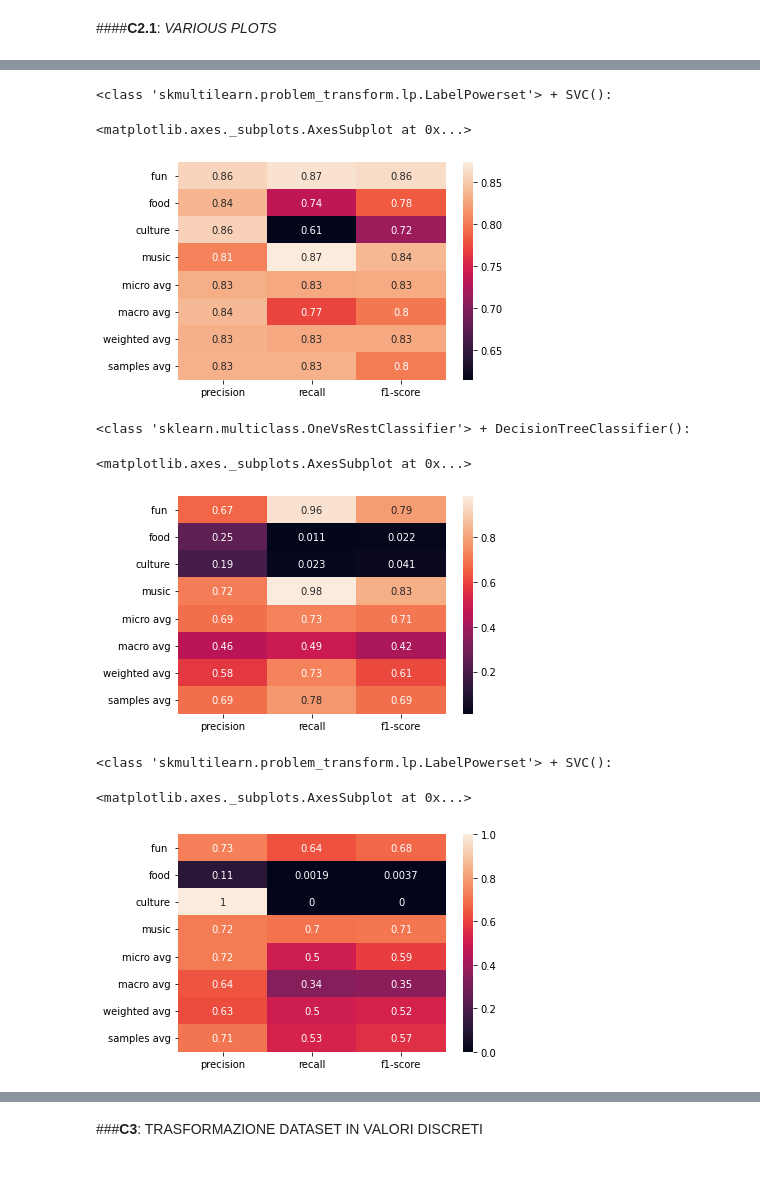
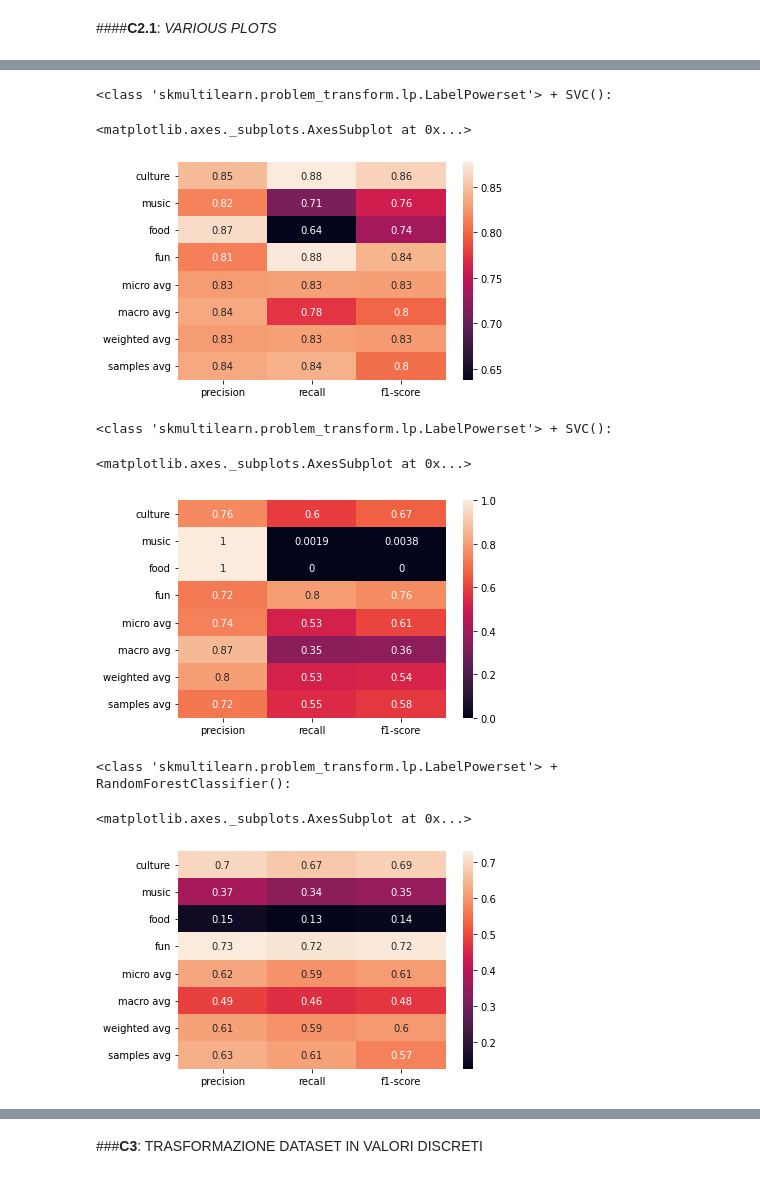
Before and after one commit to AleCongi/Esame-ICON-, a Jupyter notebook: Notebook.ipynb, the cells around one changed output, grey strips where cells are left out. Saved outputs shown, nothing was run; the diff lists cells and outputs as text; code cells hidden in the pictures.

```diff
--- a/Notebook.ipynb
+++ b/Notebook.ipynb
@@ -809,7 +785,6 @@ Ora utilizzeremo la tecnica di classificazione a multipli riferimenti (OneVsRest
 # %%
-classificatori = [OneVsRestClassifier, ClassifierChain, LabelPowerset]
+classificatori = [OneVsRestClassifier, MultiOutputClassifier,LabelPowerset]
 estimatori =[DecisionTreeClassifier(),RandomForestClassifier(), SVC()]
-#prova anche uno fra logistic reg e sdgclassifier
 param_grid = {
     'estimator__criterion': ['gini', 'entropy'],
     'estimator__max_depth': [None, 5, 10],
@@ -823,8 +798,11 @@ def atlas (estimatori, classificatori, x_train, x_test, y_train, y_test, paramet
     for each in estimatori:
       clf = ml(each)
       if (parametri is None):
-          clf.fit(x_train, y_train)
-          y_pred = clf.predict(x_test)
+        try:
+            clf.fit(x_train, y_train)
+            y_pred = clf.predict(x_test)
+        except:
+            continue
       else:
         try:
           grid_search = GridSearchCV(clf, parametri, cv=5, scoring='accuracy')
@@ -832,8 +810,11 @@ def atlas (estimatori, classificatori, x_train, x_test, y_train, y_test, paramet
           best_clf = grid_search.best_estimator_
           y_pred = best_clf.predict(x_test)
         except:
-          clf.fit(x_train, y_train)
-          y_pred = clf.predict(x_test)
+          try:
+            clf.fit(x_train, y_train)
+            y_pred = clf.predict(x_test)
+          except:
+            continue
       print('\n\n')
       print(str(ml) + ' con ' + str(each) + ':\n\n')
       try:
@@ -937,22 +918,22 @@ sns.heatmap(pd.DataFrame(classification_report(y_test,risultatiEmb[5][2], zero_d
 # %%
 print(risultatiEmb[8][0] + ' + ' + risultatiEmb[8][1] + ':\n')
-sns.heatmap(pd.DataFrame(classification_report(y_test,risultatiEmb[8][2], zero_division=1, output_dict=True, target_names=['fun ', 'food', 'culture', 'music'])).iloc[:-1, :].T, annot=True, linecolor='purple')
+sns.heatmap(pd.DataFrame(classification_report(y_test,risultatiEmb[8][2], zero_division=1, output_dict=True, target_names=['culture', 'music','food','fun'])).iloc[:-1, :].T, annot=True, linecolor='purple')
 # %% [output]
 <class 'skmultilearn.problem_transform.lp.LabelPowerset'> + SVC():
 <matplotlib.axes._subplots.AxesSubplot at 0x...>
-[figure, old version]
+[figure, new version]
 # %%
-print(risultatiNN[0][0] + ' + ' + risultatiNN[0][1] + ':\n')
-sns.heatmap(pd.DataFrame(classification_report(y_test,risultatiNN[0][2], zero_division=1, output_dict=True, target_names=['fun ', 'food', 'culture', 'music'])).iloc[:-1, :].T, annot=True, linecolor='purple')
+print(risultatiNN[8][0] + ' + ' + risultatiNN[8][1] + ':\n')
+sns.heatmap(pd.DataFrame(classification_report(y_test,risultatiNN[8][2], zero_division=1, output_dict=True, target_names=['culture', 'music','food','fun'])).iloc[:-1, :].T, annot=True, linecolor='purple')
 # %% [output]
-<class 'sklearn.multiclass.OneVsRestClassifier'> + DecisionTreeClassifier():
+<class 'skmultilearn.problem_transform.lp.LabelPowerset'> + SVC():
 <matplotlib.axes._subplots.AxesSubplot at 0x...>
-[figure, old version]
+[figure, new version]
 # %%
-print(risultatiNN[8][0] + ' + ' + risultatiNN[8][1] + ':\n')
-sns.heatmap(pd.DataFrame(classification_report(y_test,risultatiNN[8][2], zero_division=1, output_dict=True, target_names=['fun ', 'food', 'culture', 'music'])).iloc[:-1, :].T, annot=True, linecolor='purple')
+print(risultatiNN[7][0] + ' + ' + risultatiNN[7][1] + ':\n')
+sns.heatmap(pd.DataFrame(classification_report(y_test,risultatiNN[7][2], zero_division=1, output_dict=True, target_names=['culture', 'music','food','fun'])).iloc[:-1, :].T, annot=True, linecolor='purple')
 # %% [output]
-<class 'skmultilearn.problem_transform.lp.LabelPowerset'> + SVC():
+<class 'skmultilearn.problem_transform.lp.LabelPowerset'> + RandomForestClassifier():
 <matplotlib.axes._subplots.AxesSubplot at 0x...>
-[figure, old version]
+[figure, new version]
 # %%
```
Also changed, not shown: parts of 19 cells of this notebook.
